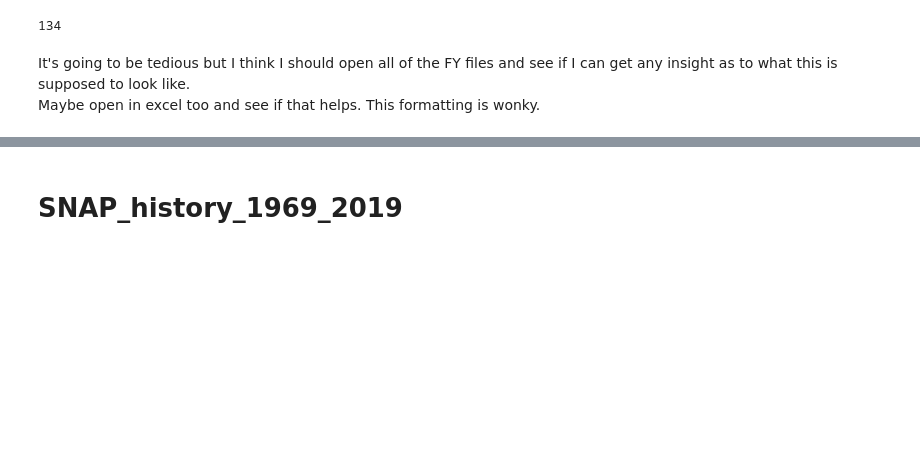
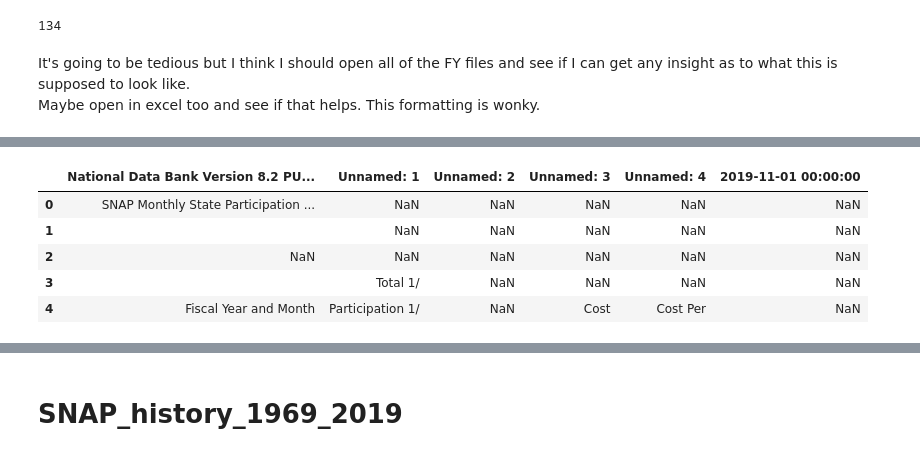
Before and after one commit to kjsampler/US-Food-Assistance-Data, a Jupyter notebook: US Food Data.ipynb, the cells around one changed output, grey strips where cells are left out. Saved outputs shown, nothing was run; the diff lists cells and outputs as text; code cells hidden in the pictures; blank space fills up the shorter version.

```diff
--- a/US Food Data.ipynb
+++ b/US Food Data.ipynb
@@ -137,0 +200,10 @@ Maybe open in excel too and see if that helps. This formatting is wonky.
+# %%
+FY17_df = pd.read_excel('Food Assistance Data/data/SNAP_FY2010_FY2020/FY17.xls')
+FY17_df.head()
+# %% [output]
+|  | National Data Bank Version 8.2 PU... | Unnamed: 1 | Unnamed: 2 | Unnamed: 3 | Unnamed: 4 | 2019-11-01 00:00:00 |
+| 0 | SNAP Monthly State Participation ... | NaN | NaN | NaN | NaN | NaN |
+| 1 |  | NaN | NaN | NaN | NaN | NaN |
+| 2 | NaN | NaN | NaN | NaN | NaN | NaN |
+| 3 |  | Total 1/ | NaN | NaN | NaN | NaN |
+| 4 | Fiscal Year and Month | Participation 1/ | NaN | Cost | Cost Per | NaN |
```
Also changed, not shown: parts of 12 cells of this notebook.
